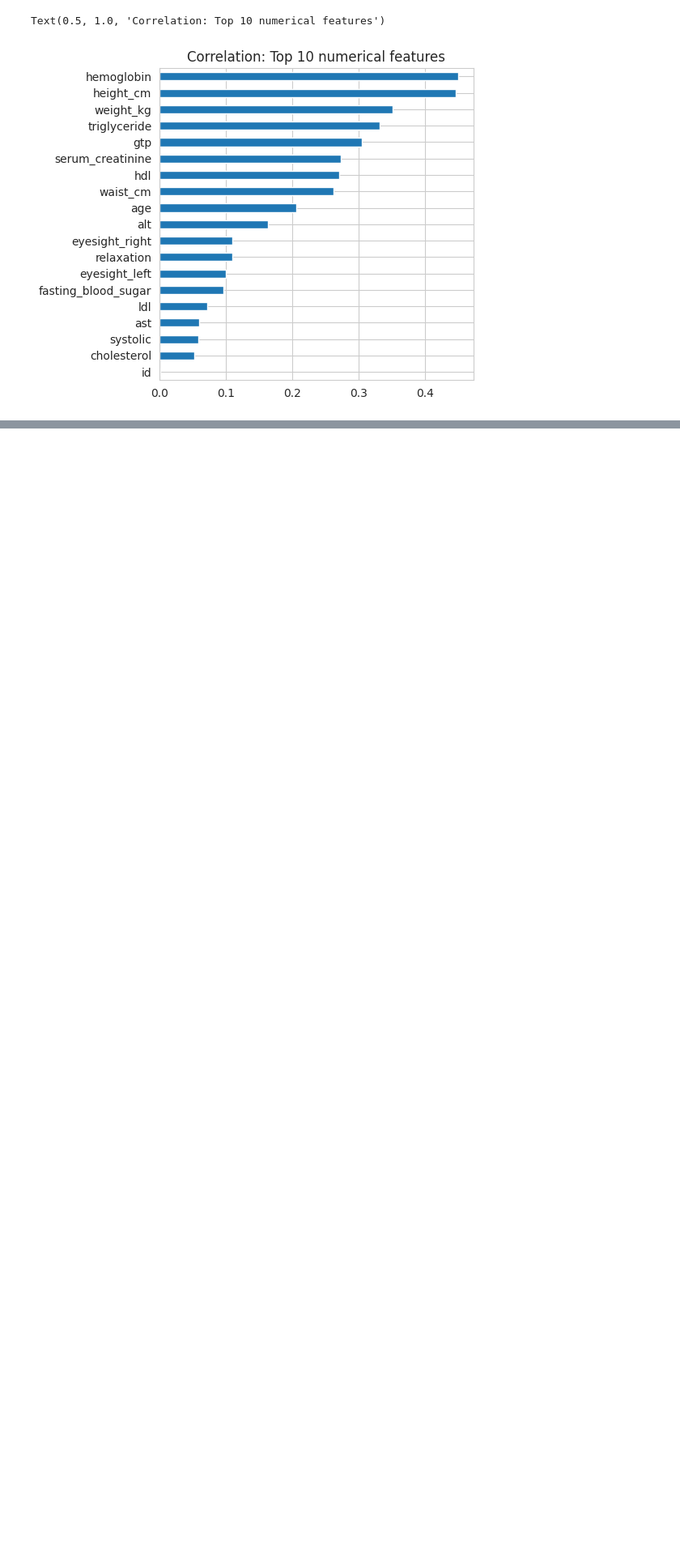
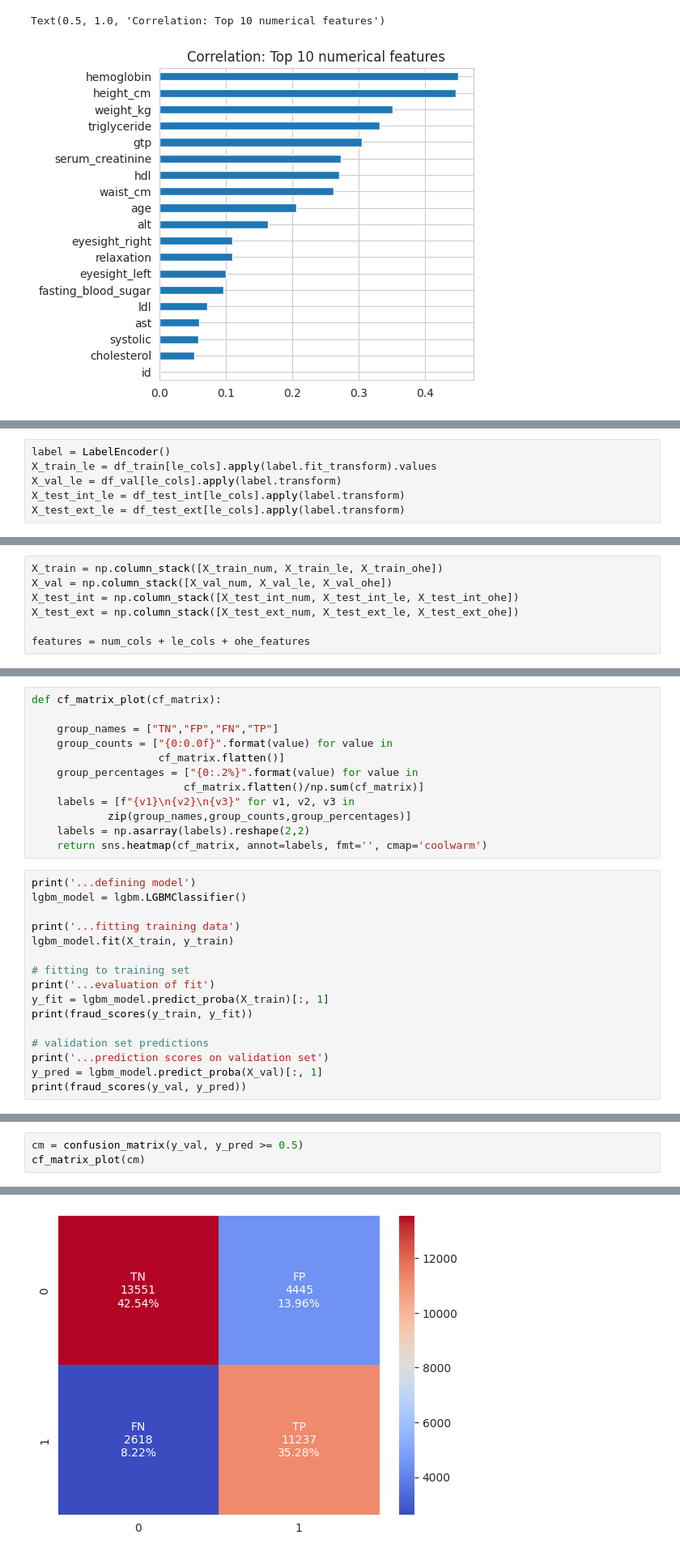
Before and after one commit to abhirup-ghosh/kaggle, a Jupyter notebook: smoker-classifier-using-bio-signals.ipynb, the cells around one changed output, grey strips where cells are left out. Shown: that part at 81% size. Saved outputs shown, nothing was run; the diff lists cells and outputs as text; blank space fills up the shorter version.

```diff
--- a/smoker-classifier-using-bio-signals.ipynb
+++ b/smoker-classifier-using-bio-signals.ipynb
@@ -387,0 +495,6 @@ Text(0.5, 1.0, 'Correlation: Top 10 numerical features')
+# %%
+label = LabelEncoder()
+X_train_le = df_train[le_cols].apply(label.fit_transform).values
+X_val_le = df_val[le_cols].apply(label.transform)
+X_test_int_le = df_test_int[le_cols].apply(label.transform)
+X_test_ext_le = df_test_ext[le_cols].apply(label.transform)
@@ -387,0 +510,7 @@ Text(0.5, 1.0, 'Correlation: Top 10 numerical features')
+# %%
+X_train = np.column_stack([X_train_num, X_train_le, X_train_ohe])
+X_val = np.column_stack([X_val_num, X_val_le, X_val_ohe])
+X_test_int = np.column_stack([X_test_int_num, X_test_int_le, X_test_int_ohe])
+X_test_ext = np.column_stack([X_test_ext_num, X_test_ext_le, X_test_ext_ohe])
+
+features = num_cols + le_cols + ohe_features
@@ -387,0 +547,28 @@ Text(0.5, 1.0, 'Correlation: Top 10 numerical features')
+# %%
+def cf_matrix_plot(cf_matrix):
+
+    group_names = ["TN","FP","FN","TP"]
+    group_counts = ["{0:0.0f}".format(value) for value in
+                    cf_matrix.flatten()]
+    group_percentages = ["{0:.2%}".format(value) for value in
+                        cf_matrix.flatten()/np.sum(cf_matrix)]
+    labels = [f"{v1}\n{v2}\n{v3}" for v1, v2, v3 in
+            zip(group_names,group_counts,group_percentages)]
+    labels = np.asarray(labels).reshape(2,2)
+    return sns.heatmap(cf_matrix, annot=labels, fmt='', cmap='coolwarm')
+# %%
+print('...defining model')
+lgbm_model = lgbm.LGBMClassifier()
+
+print('...fitting training data')
+lgbm_model.fit(X_train, y_train)
+
+# fitting to training set
+print('...evaluation of fit')
+y_fit = lgbm_model.predict_proba(X_train)[:, 1]
+print(fraud_scores(y_train, y_fit))
+
+# validation set predictions
+print('...prediction scores on validation set')
+y_pred = lgbm_model.predict_proba(X_val)[:, 1]
+print(fraud_scores(y_val, y_pred))
@@ -387,0 +582,4 @@ Text(0.5, 1.0, 'Correlation: Top 10 numerical features')
+# %%
+cm = confusion_matrix(y_val, y_pred >= 0.5)
+cf_matrix_plot(cm)
+# %% [output]
@@ -387,0 +587 @@ Text(0.5, 1.0, 'Correlation: Top 10 numerical features')
+[figure, added]
```
Also changed, not shown: parts of 35 cells of this notebook.
